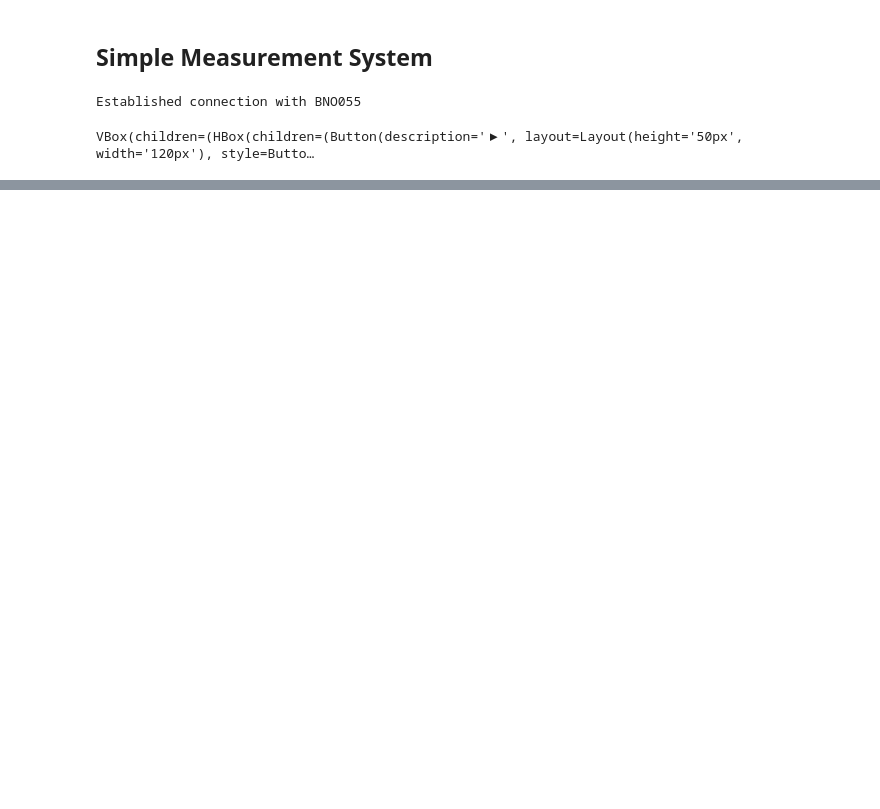
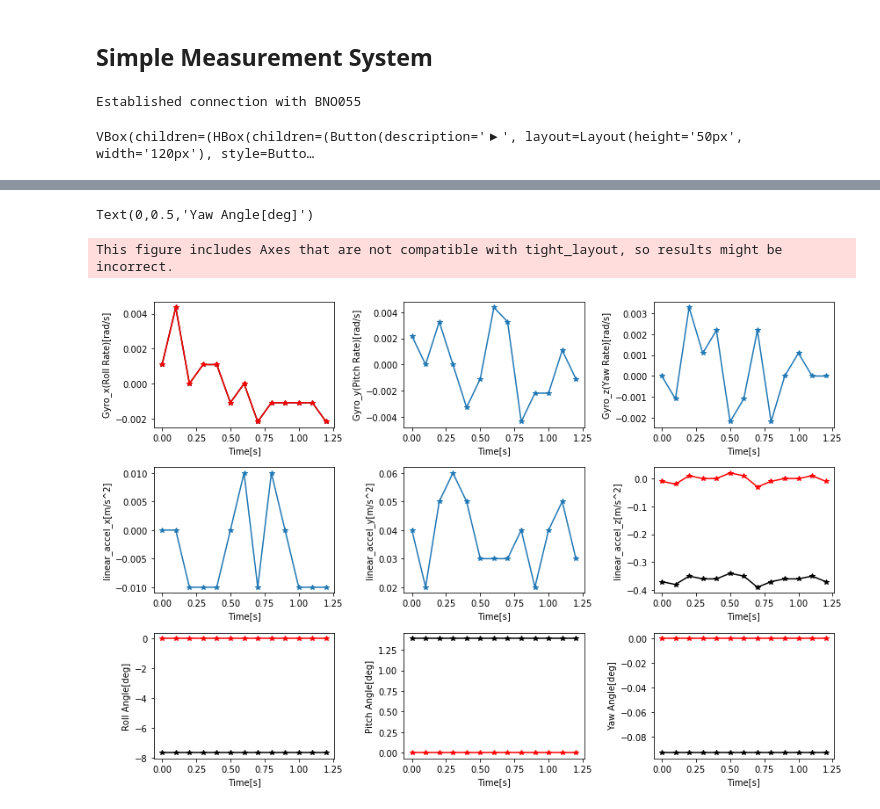
Before and after one commit to cayk326/measurement_system, a Jupyter notebook: measurement_system_app.ipynb, the cells around one changed output, grey strips where cells are left out. Drawn from its saved outputs; the diff is of its cells as text; code cells hidden in the pictures; blank space fills up the shorter version.

```diff
--- a/measurement_system_app.ipynb
+++ b/measurement_system_app.ipynb
@@ -250,3 +317,42 @@ VBox(children=(HBox(children=(Button(description='▶', layout=Layout(height='50
+# %%
+fig, ax = plt.subplots(3, 3, figsize=(12,8), tight_layout=True)
+ax[0,0].plot(meas_ctrl.measurement.assy_data['Time'], meas_ctrl.measurement.assy_data['gyro_x'], marker='*',color='k')
+ax[0,0].plot(meas_ctrl.measurement.assy_data_offset['Time'], meas_ctrl.measurement.assy_data_offset['gyro_x'], marker='*',color='r')
+ax[0,0].set_xlabel('Time[s]')
+ax[0,0].set_ylabel('Gyro_x(Roll Rate)[rad/s]')
+ax[0,1].plot(meas_ctrl.measurement.assy_data['Time'], meas_ctrl.measurement.assy_data['gyro_y'], marker='*')
+ax[0,1].set_xlabel('Time[s]')
+ax[0,1].set_ylabel('Gyro_y(Pitch Rate)[rad/s]')
+ax[0,2].plot(meas_ctrl.measurement.assy_data['Time'], meas_ctrl.measurement.assy_data['gyro_z'], marker='*')
+ax[0,2].set_xlabel('Time[s]')
+ax[0,2].set_ylabel('Gyro_z(Yaw Rate)[rad/s]')
+ax[1,0].plot(meas_ctrl.measurement.assy_data['Time'], meas_ctrl.measurement.assy_data['linear_accel_x'], marker='*')
+ax[1,0].set_xlabel('Time[s]')
+ax[1,0].set_ylabel('linear_accel_x[m/s^2]')
+ax[1,1].plot(meas_ctrl.measurement.assy_data['Time'], meas_ctrl.measurement.assy_data['linear_accel_y'], marker='*')
+ax[1,1].set_xlabel('Time[s]')
+ax[1,1].set_ylabel('linear_accel_y[m/s^2]')
+ax[1,2].plot(meas_ctrl.measurement.assy_data['Time'], meas_ctrl.measurement.assy_data['linear_accel_z'], marker='*',color='k')
+ax[1,2].plot(meas_ctrl.measurement.assy_data_offset['Time'], meas_ctrl.measurement.assy_data_offset['linear_accel_z'], marker='*', color='r')
+ax[1,2].set_xlabel('Time[s]')
+ax[1,2].set_ylabel('linear_accel_z[m/s^2]')
+
+ax[2,0].plot(meas_ctrl.measurement.assy_data['Time'], meas_ctrl.measurement.assy_data['Roll'], marker='*', color='k')
+ax[2,0].plot(meas_ctrl.measurement.assy_data_offset['Time'], meas_ctrl.measurement.assy_data_offset['Roll'], marker='*', color='r')
+ax[2,0].set_xlabel('Time[s]')
+ax[2,0].set_ylabel('Roll Angle[deg]')
+ax[2,1].plot(meas_ctrl.measurement.assy_data['Time'], meas_ctrl.measurement.assy_data['Pitch'], marker='*',color='k')
+ax[2,1].plot(meas_ctrl.measurement.assy_data_offset['Time'], meas_ctrl.measurement.assy_data_offset['Pitch'], marker='*',color='r')
+ax[2,1].set_xlabel('Time[s]')
+ax[2,1].set_ylabel('Pitch Angle[deg]')
+ax[2,2].plot(meas_ctrl.measurement.assy_data['Time'], meas_ctrl.measurement.assy_data['Yaw'], marker='*', color='k')
+ax[2,2].plot(meas_ctrl.measurement.assy_data_offset['Time'], meas_ctrl.measurement.assy_data_offset['Yaw'], marker='*', color='r')
+ax[2,2].set_xlabel('Time[s]')
+ax[2,2].set_ylabel('Yaw Angle[deg]')
+# %% [output]
+Text(0,0.5,'Yaw Angle[deg]')
+This figure includes Axes that are not compatible with tight_layout, so results might be incorrect.
+[figure, added]
 # %%
 #meas_ctrl.elapsed_time
 meas_ctrl.logic_end_time - meas_ctrl.logic_start_time - (1.0 / meas_ctrl.measurement.BNO_UPDATE_FREQUENCY_HZ)
```
Also changed, not shown: parts of 8 cells of this notebook.
